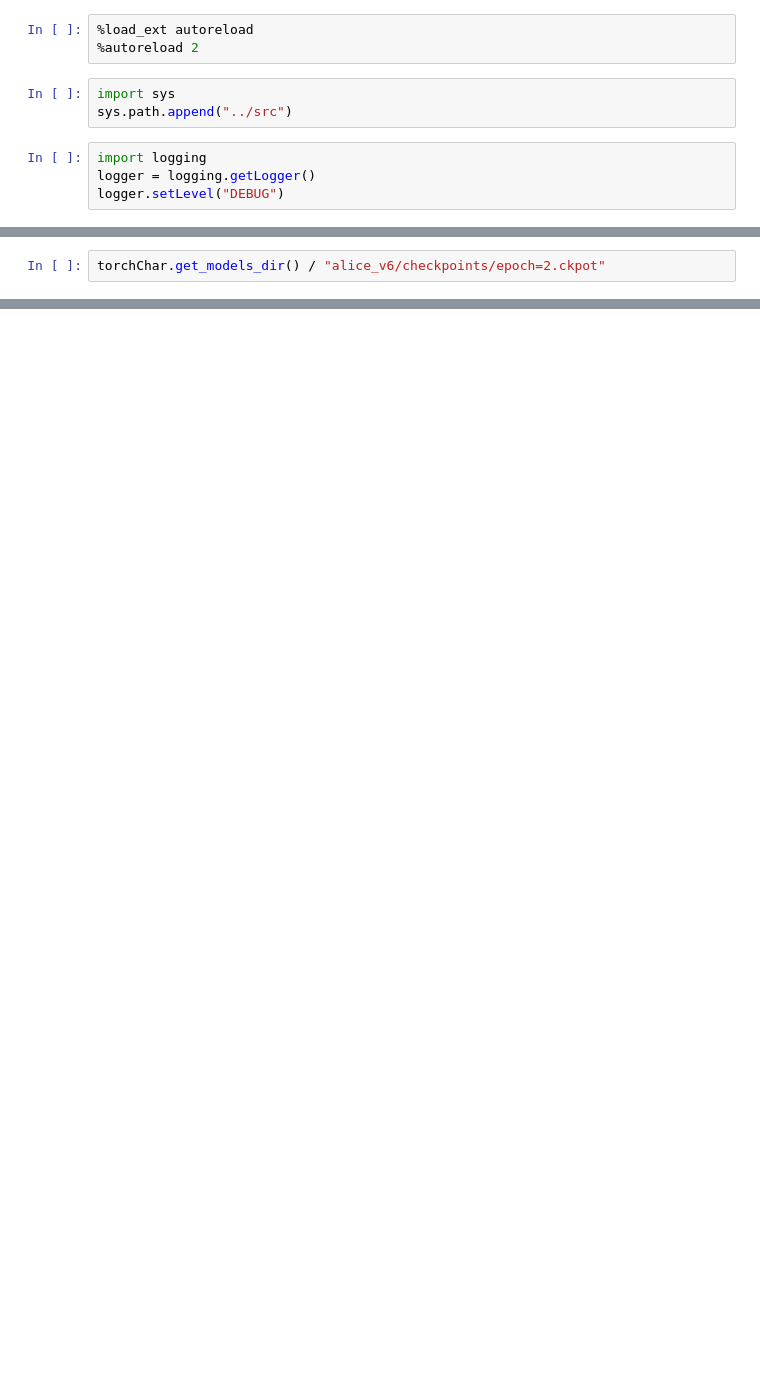
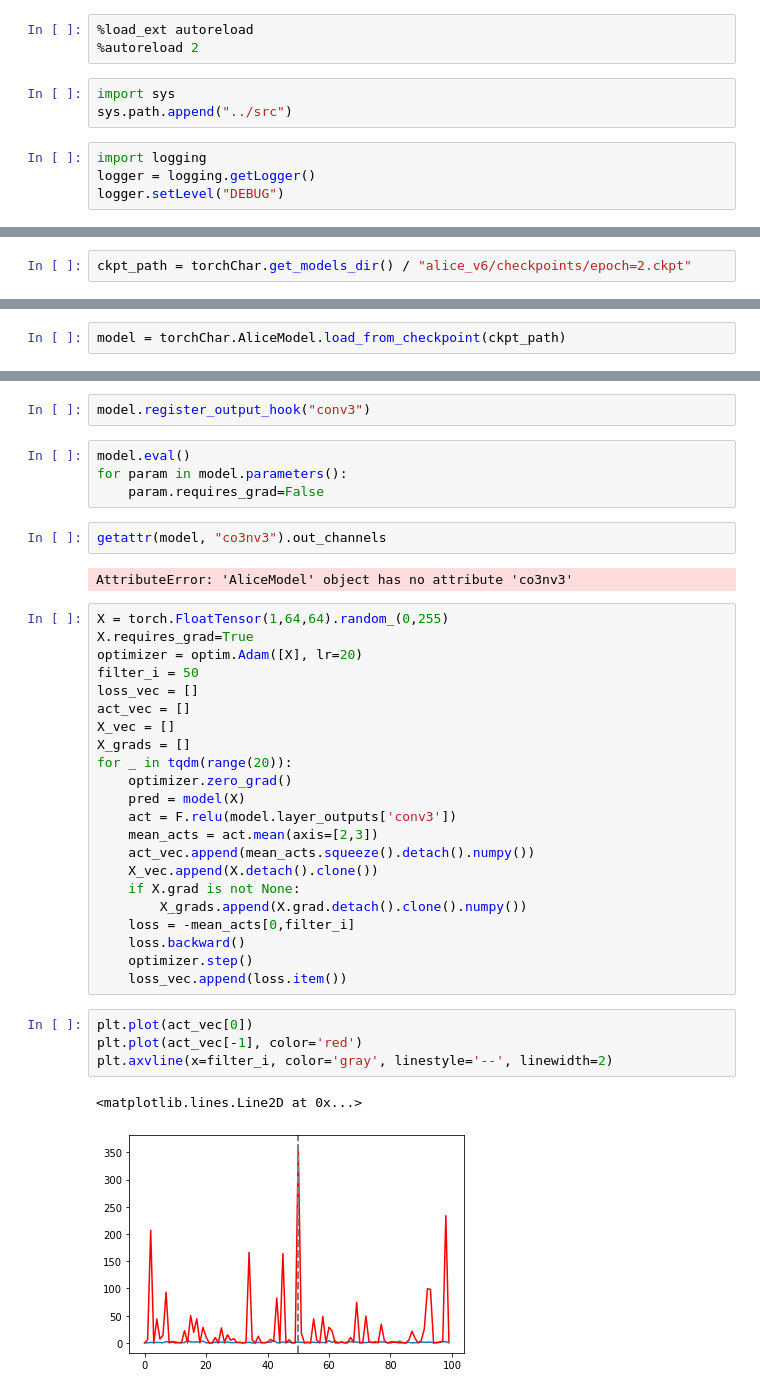
Before and after one commit to seantyh/torchChar, a Jupyter notebook: notebooks/04-nn-internal.ipynb, the cells around one changed output, grey strips where cells are left out. Drawn from its saved outputs; the diff is of its cells as text; blank space fills up the shorter version.

Commit message:
add visualize codes

```diff
--- a/notebooks/04-nn-internal.ipynb
+++ b/notebooks/04-nn-internal.ipynb
@@ -15,2 +20,2 @@ import torch.nn.functional as F
 # %%
-torchChar.get_models_dir() / "alice_v6/checkpoints/epoch=2.ckpot"
+ckpt_path = torchChar.get_models_dir() / "alice_v6/checkpoints/epoch=2.ckpt"
@@ -18,0 +22,2 @@ AttributeError: module 'torchChar' has no attribute 'get_model_dir'
+# %%
+model = torchChar.AliceModel.load_from_checkpoint(ckpt_path)
@@ -18,0 +41,39 @@ AttributeError: module 'torchChar' has no attribute 'get_model_dir'
+# %%
+model.register_output_hook("conv3")
+# %%
+model.eval()
+for param in model.parameters():
+    param.requires_grad=False
+# %%
+getattr(model, "co3nv3").out_channels
+# %% [output]
+AttributeError: 'AliceModel' object has no attribute 'co3nv3'
+# %%
+X = torch.FloatTensor(1,64,64).random_(0,255)
+X.requires_grad=True
+optimizer = optim.Adam([X], lr=20)
+filter_i = 50
+loss_vec = []
+act_vec = []
+X_vec = []
+X_grads = []
+for _ in tqdm(range(20)):
+    optimizer.zero_grad()
+    pred = model(X)
+    act = F.relu(model.layer_outputs['conv3'])
+    mean_acts = act.mean(axis=[2,3])
+    act_vec.append(mean_acts.squeeze().detach().numpy())
+    X_vec.append(X.detach().clone())
+    if X.grad is not None:
+        X_grads.append(X.grad.detach().clone().numpy())
+    loss = -mean_acts[0,filter_i]
+    loss.backward()
+    optimizer.step()
+    loss_vec.append(loss.item())
+# %%
+plt.plot(act_vec[0])
+plt.plot(act_vec[-1], color='red')
+plt.axvline(x=filter_i, color='gray', linestyle='--', linewidth=2)
+# %% [output]
+<matplotlib.lines.Line2D at 0x...>
+[figure, added]
```
Also changed, not shown: parts of 8 cells of this notebook, 5 other files.
